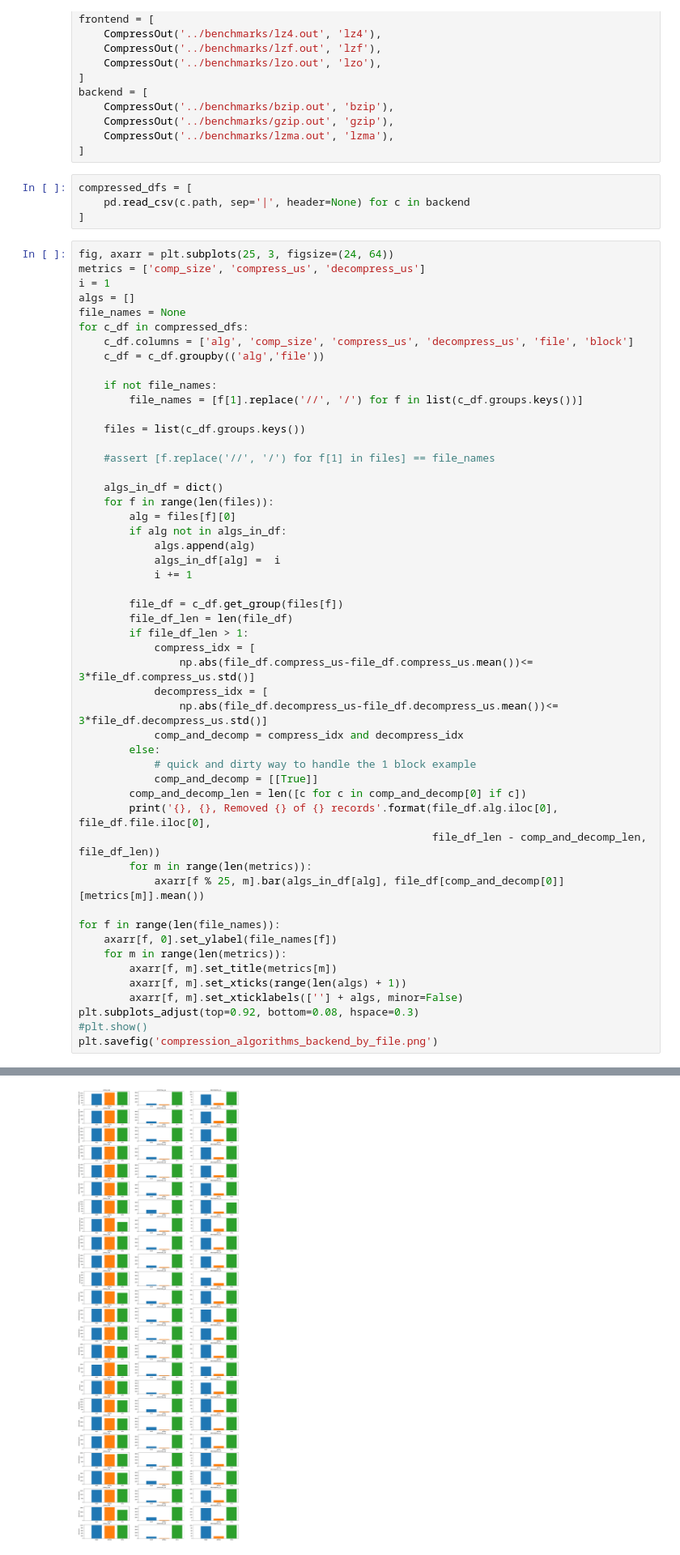
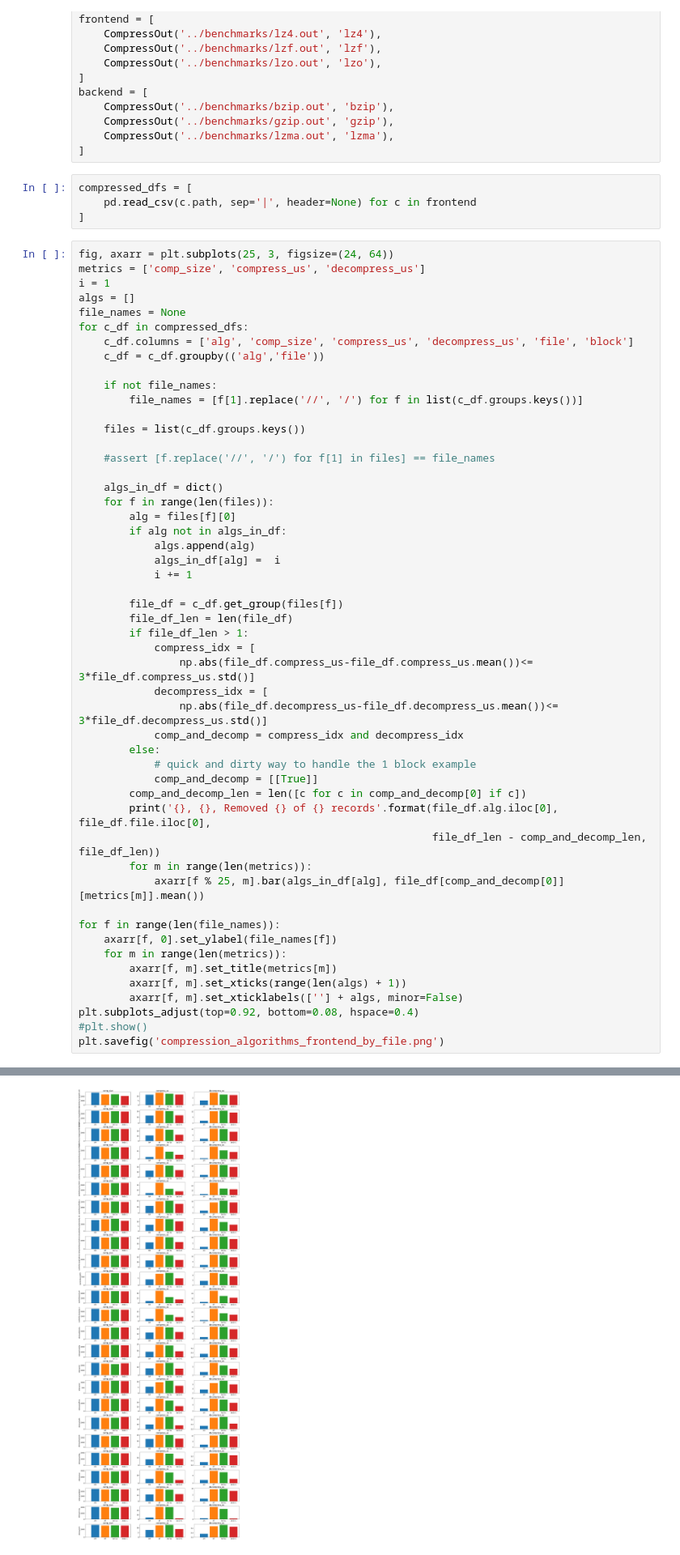
Before and after one commit to ankitkumar93/compute-war, a Jupyter notebook: notebooks/compression-comparison.ipynb, the cells around one changed output, grey strips where cells are left out. Shown at 81% size. Saved outputs shown, nothing was run; the diff lists cells and outputs as text.

```diff
--- a/notebooks/compression-comparison.ipynb
+++ b/notebooks/compression-comparison.ipynb
@@ -74,7 +88,7 @@ backend = [
 ]
 # %%
 compressed_dfs = [
-    pd.read_csv(c.path, sep='|', header=None) for c in backend
+    pd.read_csv(c.path, sep='|', header=None) for c in frontend
 ]
 # %%
 fig, axarr = plt.subplots(25, 3, figsize=(24, 64))
@@ -124,7 +138,7 @@ for f in range(len(file_names)):
         axarr[f, m].set_title(metrics[m])
         axarr[f, m].set_xticks(range(len(algs) + 1))
         axarr[f, m].set_xticklabels([''] + algs, minor=False)
-plt.subplots_adjust(top=0.92, bottom=0.08, hspace=0.3)
+plt.subplots_adjust(top=0.92, bottom=0.08, hspace=0.4)
 #plt.show()
-plt.savefig('compression_algorithms_backend_by_file.png')
+plt.savefig('compression_algorithms_frontend_by_file.png')
 # %% [output]
@@ -148 +162 @@ lzma, silesia//xml, Removed 7 of 1305 records
-[figure, old version]
+[figure, new version]
```
Also changed, not shown: parts of 4 cells of this notebook.
